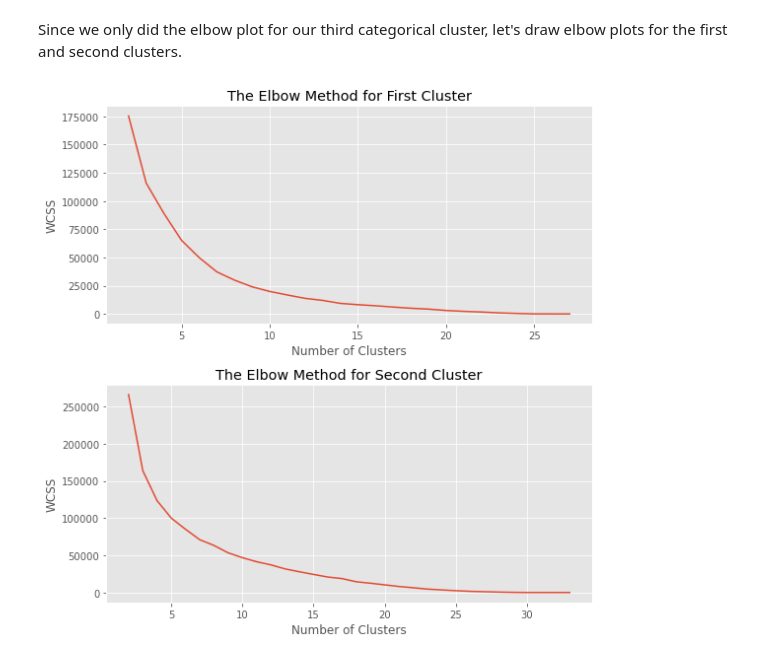
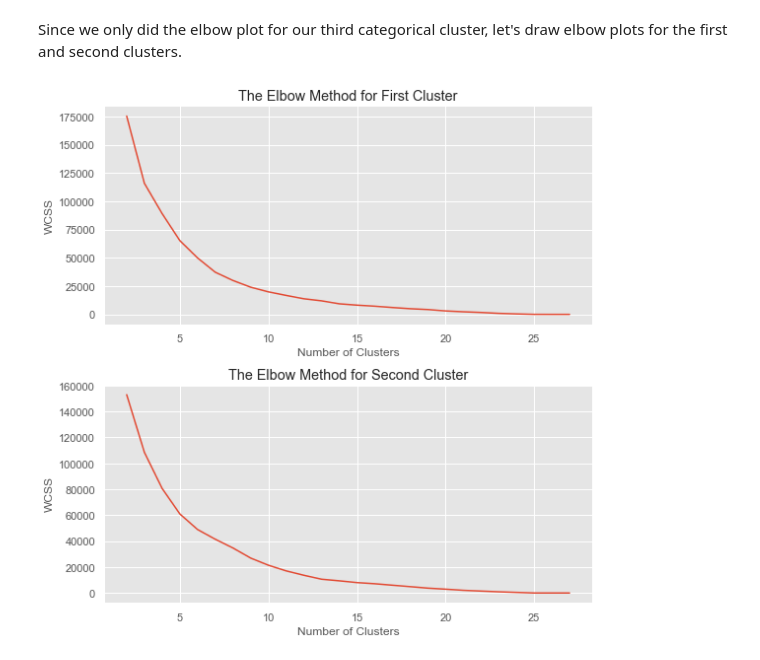
Before and after one commit to wangrenfeng0/Machine-Learning-I, a Jupyter notebook: lab3/7.22.21_Lab 3 Clustering Renfeng Wang with deployment.ipynb, the cells around one changed output. Saved outputs shown, nothing was run; the diff lists cells and outputs as text; code cells hidden in the pictures.

```diff
--- a/lab3/7.22.21_Lab 3 Clustering Renfeng Wang with deployment.ipynb
+++ b/lab3/7.22.21_Lab 3 Clustering Renfeng Wang with deployment.ipynb
@@ -761,30 +767,3 @@ Average accuracy =  88.8027313755518 +- 0.37500230253539574
 By clustering all three clusters, we didn't achieve our goal here - increase average accuracy and decrease the deviation.
 # %% [markdown]
 ## 5.0 Modeling and Evaluation 2- Evaluate and Compare
-# %%
-n_1=24
-n_2=29
-
-X1 = airline_df[['inflight_entertainment','cleanliness']]
-X2 = airline_df[['onboard_service','online_boarding']]
-
-cls_1 = KMeans(n_clusters=n_1, init='k-means++',random_state=5)
-cls_1.fit(X1)
-newfeature_1 = cls_1.labels_
-
-
-cls_2 = KMeans(n_clusters=n_2, init='k-means++',random_state=5)
-cls_2.fit(X2)
-newfeature_2 = cls_2.labels_
-
-X1=X1.values
-plt.figure()
-plt.scatter(X1[:, 0], X1[:, 1]+np.random.random(X1[:, 0].shape)/2, c=newfeature_1, cmap=plt.cm.rainbow, s=20, linewidths=0)
-plt.xlabel('inflight_entertainment'), plt.ylabel('cleanliness')
-plt.grid()
-
-X2=X2.values
-plt.figure()
-plt.scatter(X2[:, 0], X2[:, 1]+np.random.random(X2[:, 1].shape)/2, c=newfeature_2, cmap=plt.cm.rainbow, s=20, linewidths=0)
-plt.xlabel('onboard_service'), plt.ylabel('online_boarding')
-plt.grid()
@@ -799,13 +775,13 @@ for n_1 in range(24,28):
     cls_1 = KMeans(n_clusters=n_1, init='k-means++',random_state=5)
     cls_1.fit(X1)
     newfeature_1 = cls_1.labels_
-    X = airline_df[['type_of_travel','customer_type','customer_class','onboard_service','online_boarding']]
+    X = airline_df[['type_of_travel','customer_type','customer_class','baggage_handling','inflight_service']]
     X= pd.get_dummies(X, columns=['type_of_travel', 'customer_type','customer_class'])
     X = np.column_stack((X,pd.get_dummies(newfeature_1)))
     scl.fit(X)
     X_scl = scl.transform(X)
     acc = cross_val_score(clf,X_scl,y=y,cv=cv)
-    params.append((n_1,n_2,n_3,acc.mean()*100,acc.std()*100))
+    params.append((n_1,n_2,acc.mean()*100,acc.std()*100))
 
     print ("Clusters",n_1,"Average accuracy = ", acc.mean()*100, "+-", acc.std()*100)
 # %% [output]
@@ -833,7 +809,7 @@ for link in ['ward', 'complete', 'average']:
         cls_1 = AgglomerativeClustering(n_clusters=n_1, linkage=link)
         cls_1.fit(X1)
         newfeature_1 = cls_1.labels_
-        X = airline_df_down[['type_of_travel','customer_type','customer_class','onboard_service','online_boarding']]
+        X = airline_df_down[['type_of_travel','customer_type','customer_class','baggage_handling','inflight_service']]
         X= pd.get_dummies(X, columns=['type_of_travel', 'customer_type','customer_class'])
         X = np.column_stack((X,pd.get_dummies(newfeature_1)))
         scl.fit(X)
@@ -872,13 +848,13 @@ for eps in [0.1, 0.125, 0.15]:
         cls_1.fit(X1)
         newfeature_1 = cls_1.labels_
 
-        X = airline_df[['type_of_travel','customer_type','customer_class','onboard_service','online_boarding']]
+        X = airline_df[['type_of_travel','customer_type','customer_class','baggage_handling','inflight_service']]
         X= pd.get_dummies(X, columns=['type_of_travel', 'customer_type','customer_class'])
         X = np.column_stack((X,pd.get_dummies(newfeature_1)))
         scl.fit(X)
         X_scl = scl.transform(X)
         acc = cross_val_score(clf,X_scl,y=y,cv=cv)
-        params.append((n_1,n_2,acc.mean()*100,acc.std()*100))
+        params.append((n_1,acc.mean()*100,acc.std()*100))
 
         print (eps,mpts,"Average accuracy = ", acc.mean()*100, "+-", acc.std()*100)
 # %% [output]
@@ -961,35 +951,35 @@ from sklearn.metrics import silhouette_samples, silhouette_score
 import matplotlib.cm as cm
 # %%
 X1 = airline_df[['inflight_entertainment','cleanliness']]
-X2 = airline_df[['onboard_service','online_boarding']]
+X2 = airline_df[['baggage_handling','inflight_service']]
 
 wcss_1=[]
 wcss_2=[]
 
 for i in range(2,28):
     cls_1=KMeans(n_clusters=i, init='k-means++',random_state=5)
     cls_1.fit(X1)
     wcss_1.append(cls_1.inertia_)
 
-for j in range(2,34):
+for j in range(2,28):
     cls_2=KMeans(n_clusters=j, init='k-means++',random_state=5)
     cls_2.fit(X2)
     wcss_2.append(cls_2.inertia_)
 
 
 f,ax=plt.subplots(figsize=(8,8))
 plt.subplot(2,1,1)
 plt.plot(range(2,28),wcss_1)
 plt.title('The Elbow Method for First Cluster')
 plt.xlabel('Number of Clusters')
 plt.ylabel('WCSS')
 
 plt.subplot(2,1,2)
-plt.plot(range(2,34),wcss_2)
+plt.plot(range(2,28),wcss_2)
 plt.title('The Elbow Method for Second Cluster')
 plt.xlabel('Number of Clusters')
 plt.ylabel('WCSS')
 f.tight_layout()
 plt.show()
 # %% [output]
-[figure, old version]
+[figure, new version]
```
Also changed, not shown: parts of 34 cells of this notebook.
